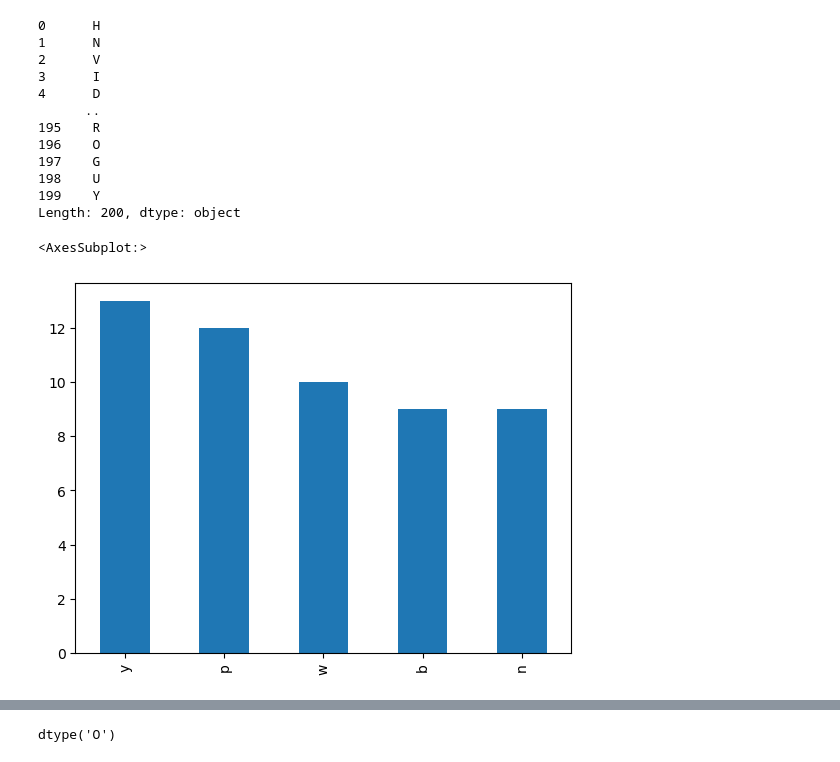
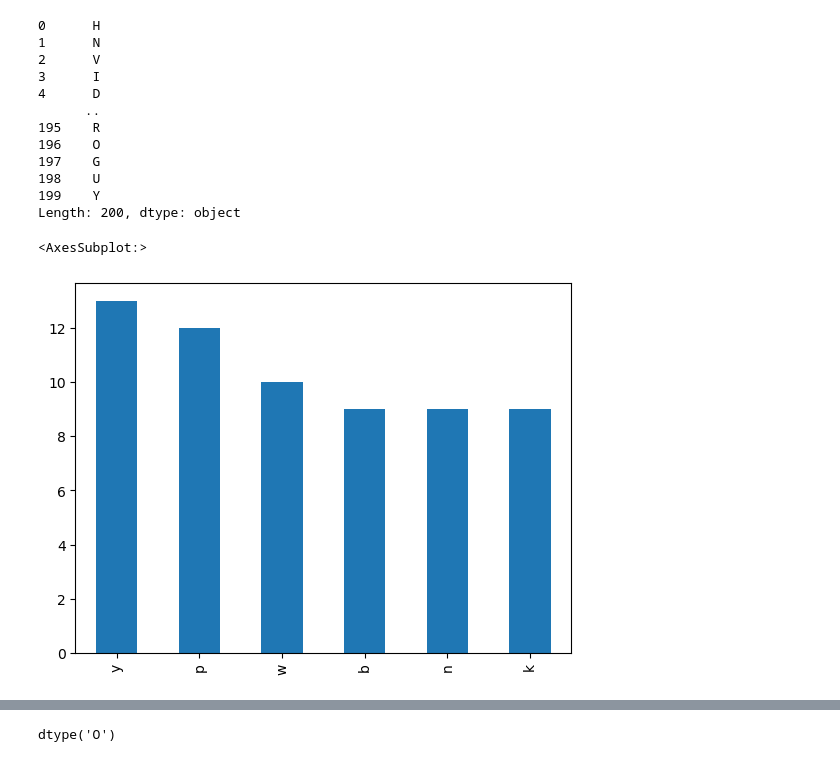
Before and after one commit to Garrett-Arnett/my_notes, a Jupyter notebook: pandas_series.ipynb, the cells around one changed output, grey strips where cells are left out. Drawn from its saved outputs; the diff is of its cells as text; code cells hidden in the pictures.

```diff
--- a/pandas_series.ipynb
+++ b/pandas_series.ipynb
@@ -347,10 +396,10 @@ Length: 200, dtype: object
 # %%
 # 6. Create a bar plot of the frequencies of the 6 most commonly occuring letters.
 # %%
-letters.value_counts()[:5].plot.bar()
+letters.value_counts()[:6].plot.bar()
 # %% [output]
 <AxesSubplot:>
-[figure, old version]
+[figure, new version]
 # %%
 ''' Use pandas to create a Series named numbers from the
 following list: '''
```
Also changed, not shown: parts of 16 cells of this notebook.
